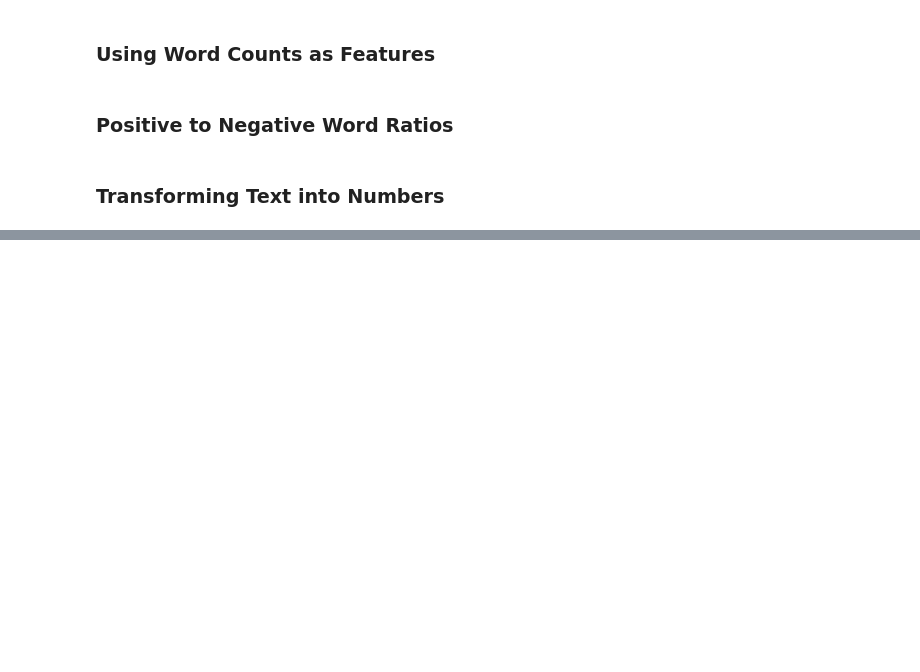
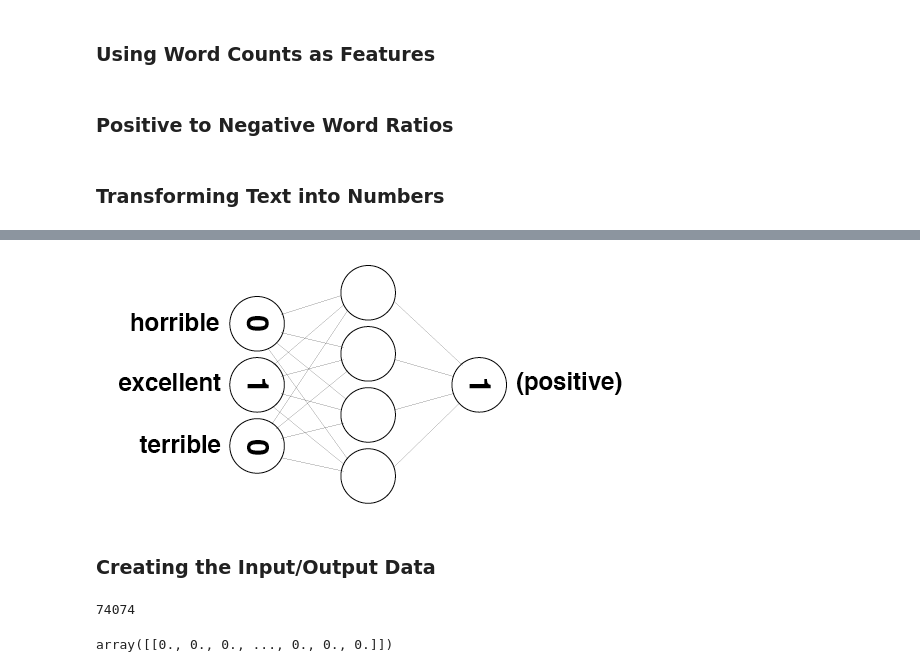
Before and after one commit to prateekb1912/sentiment-classification, a Jupyter notebook: Sentiment Analysis.ipynb, the cells around one changed output, grey strips where cells are left out. Drawn from its saved outputs; the diff is of its cells as text; code cells hidden in the pictures; blank space fills up the shorter version.

Commit message:
Update Input layer and target values

```diff
--- a/Sentiment Analysis.ipynb
+++ b/Sentiment Analysis.ipynb
@@ -66,0 +73,19 @@ from IPython.display import I
+# %%
+review = "The movie was excellent"
+
+Image(filename = 'sentiment_network_pos.png')
+# %% [output]
+[figure, added]
+# %% [markdown]
+### Creating the Input/Output Data
+# %%
+vocab = set(total_counts.keys())
+vocab_size = len(vocab)
+vocab_size
+# %% [output]
+74074
+# %%
+layer_0 = np.zeros((1, vocab_size))
+layer_0
+# %% [output]
+array([[0., 0., 0., ..., 0., 0., 0.]])
```
Also changed, not shown: parts of 6 cells of this notebook.
